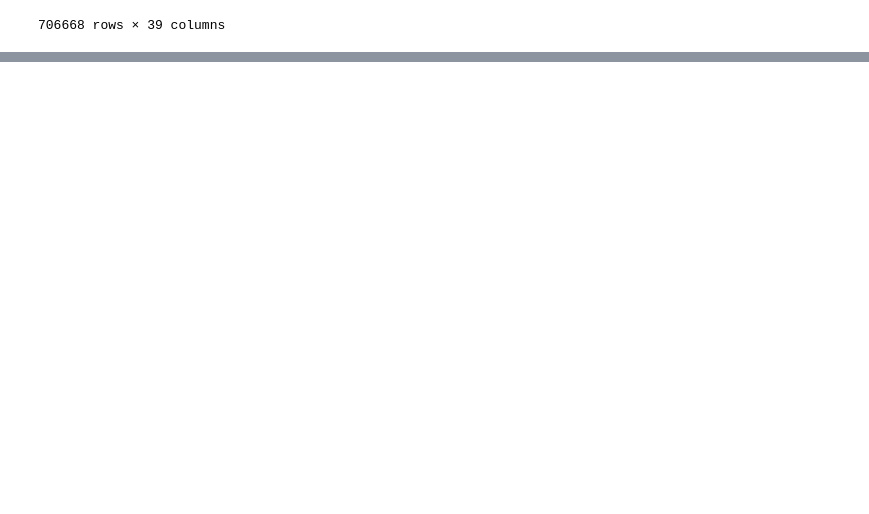
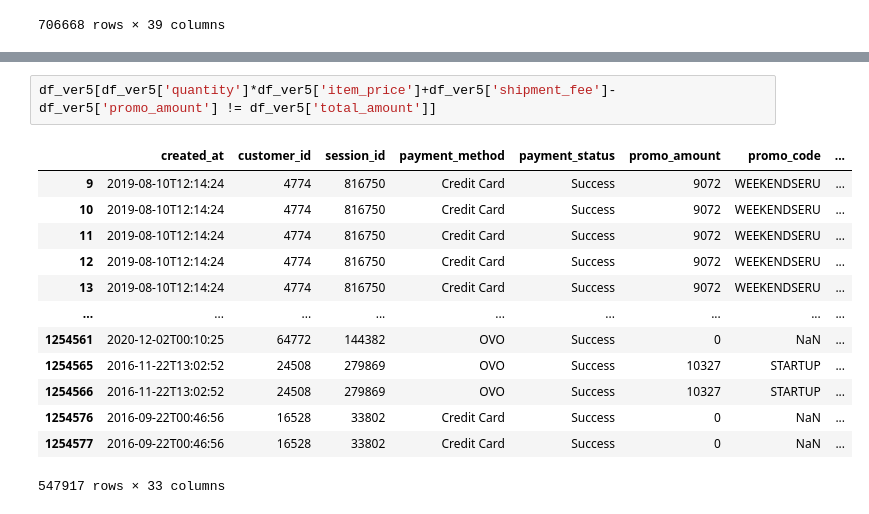
Before and after one commit to donghwi2022/ds-sa-cp2-phase2, a Jupyter notebook: data_preprocessing.ipynb, the cells around one changed output, grey strips where cells are left out. Drawn from its saved outputs; the diff is of its cells as text; blank space fills up the shorter version.

```diff
--- a/data_preprocessing.ipynb
+++ b/data_preprocessing.ipynb
@@ -252,0 +490,16 @@ df_ver2[df_ver2['quantity']*df_ver2['item_price']+df_ver2['shipment_fee']-df_ver
+# %%
+df_ver5[df_ver5['quantity']*df_ver5['item_price']+df_ver5['shipment_fee']-df_ver5['promo_amount'] != df_ver5['total_amount']]
+# %% [output]
+|  | created_at | customer_id | session_id | payment_method | payment_status | promo_amount | promo_code | ... |
+| 9 | 2019-08-10T12:14:24 | 4774 | 816750 | Credit Card | Success | 9072 | WEEKENDSERU | ... |
+| 10 | 2019-08-10T12:14:24 | 4774 | 816750 | Credit Card | Success | 9072 | WEEKENDSERU | ... |
+| 11 | 2019-08-10T12:14:24 | 4774 | 816750 | Credit Card | Success | 9072 | WEEKENDSERU | ... |
+| 12 | 2019-08-10T12:14:24 | 4774 | 816750 | Credit Card | Success | 9072 | WEEKENDSERU | ... |
+| 13 | 2019-08-10T12:14:24 | 4774 | 816750 | Credit Card | Success | 9072 | WEEKENDSERU | ... |
+| ... | ... | ... | ... | ... | ... | ... | ... | ... |
+| 1254561 | 2020-12-02T00:10:25 | 64772 | 144382 | OVO | Success | 0 | NaN | ... |
+| 1254565 | 2016-11-22T13:02:52 | 24508 | 279869 | OVO | Success | 10327 | STARTUP | ... |
+| 1254566 | 2016-11-22T13:02:52 | 24508 | 279869 | OVO | Success | 10327 | STARTUP | ... |
+| 1254576 | 2016-09-22T00:46:56 | 16528 | 33802 | Credit Card | Success | 0 | NaN | ... |
+| 1254577 | 2016-09-22T00:46:56 | 16528 | 33802 | Credit Card | Success | 0 | NaN | ... |
+547917 rows × 33 columns
```
Also changed, not shown: parts of 26 cells of this notebook.
